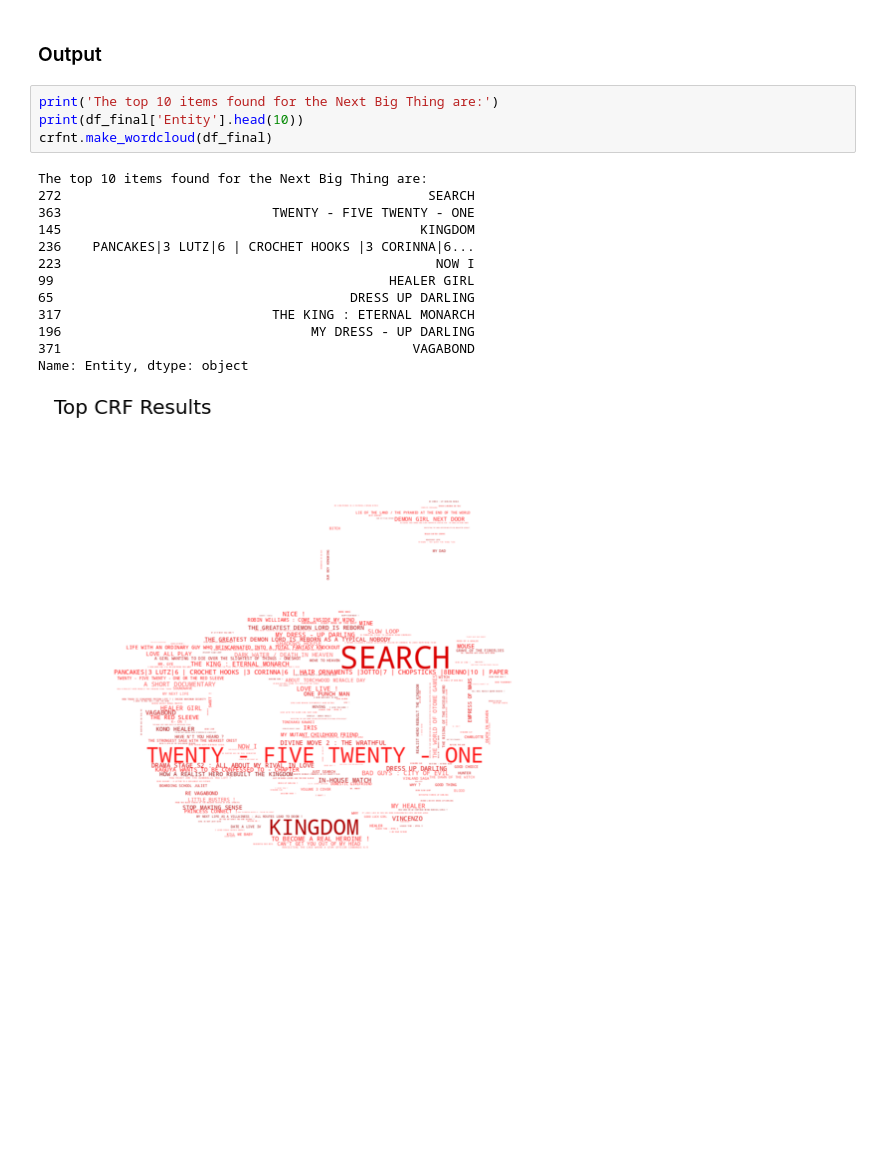
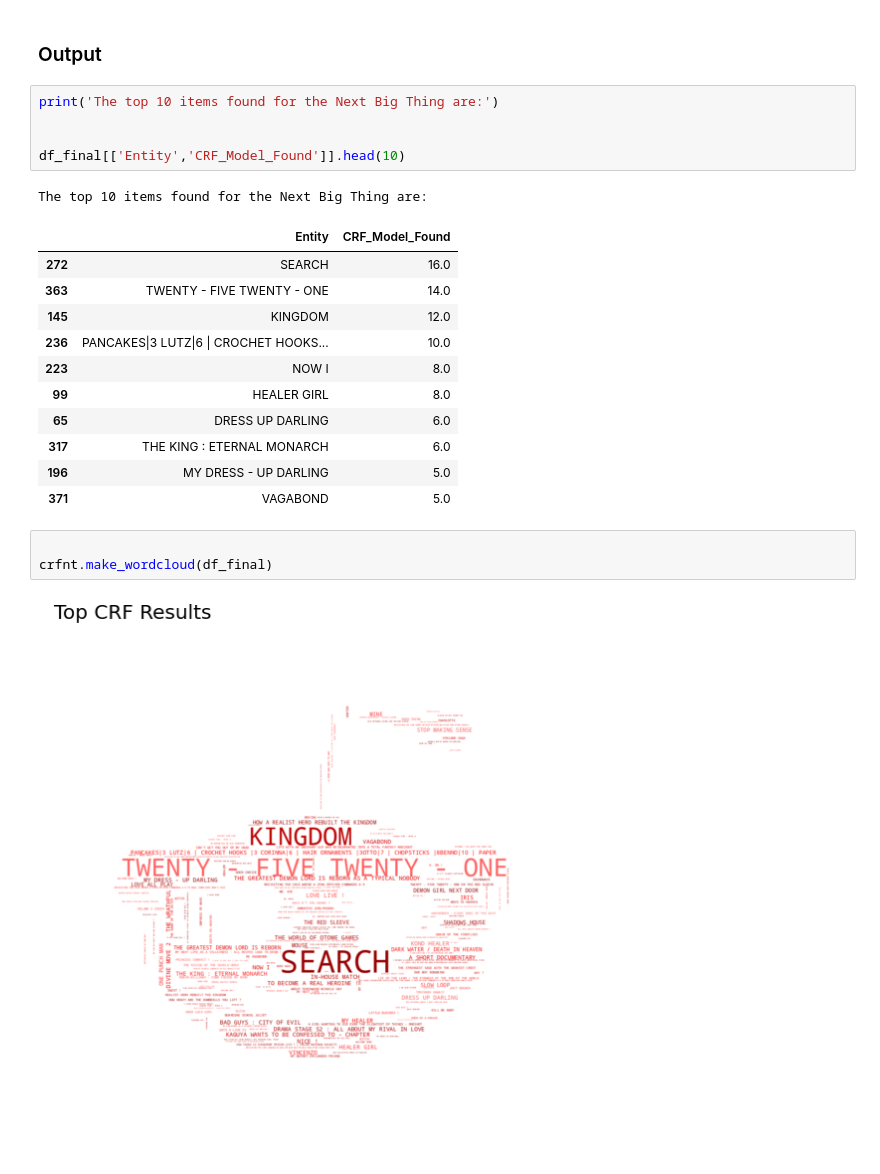
Before and after one commit to legolego/MADS_698_Capstone, a Jupyter notebook: NBT_Pipeline.ipynb, the cells around one changed output. Saved outputs shown, nothing was run; the diff lists cells and outputs as text; blank space fills up the shorter version.

```diff
--- a/NBT_Pipeline.ipynb
+++ b/NBT_Pipeline.ipynb
@@ -296,22 +274,27 @@ Squid Game finished
 ### Output
 # %%
 print('The top 10 items found for the Next Big Thing are:')
-print(df_final['Entity'].head(10))
-crfnt.make_wordcloud(df_final)
+
+
+df_final[['Entity','CRF_Model_Found']].head(10)
 # %% [output]
 The top 10 items found for the Next Big Thing are:
-272                                               SEARCH
-363                           TWENTY - FIVE TWENTY - ONE
-145                                              KINGDOM
-236    PANCAKES|3 LUTZ|6 | CROCHET HOOKS |3 CORINNA|6...
-223                                                NOW I
-99                                           HEALER GIRL
-65                                      DRESS UP DARLING
-317                           THE KING : ETERNAL MONARCH
-196                                MY DRESS - UP DARLING
-371                                             VAGABOND
-Name: Entity, dtype: object
-[figure, removed]
+|  | Entity | CRF_Model_Found |
+| 272 | SEARCH | 16.0 |
+| 363 | TWENTY - FIVE TWENTY - ONE | 14.0 |
+| 145 | KINGDOM | 12.0 |
+| 236 | PANCAKES|3 LUTZ|6 | CROCHET HOOKS... | 10.0 |
+| 223 | NOW I | 8.0 |
+| 99 | HEALER GIRL | 8.0 |
+| 65 | DRESS UP DARLING | 6.0 |
+| 317 | THE KING : ETERNAL MONARCH | 6.0 |
+| 196 | MY DRESS - UP DARLING | 5.0 |
+| 371 | VAGABOND | 5.0 |
+# %%
+
+crfnt.make_wordcloud(df_final)
+# %% [output]
+[figure, added]
 # %% [markdown]
 <a style='text-decoration:none;line-height:16px;display:flex;color:#5B5B62;padding:10px;justify-content:end;' href='https://deepnote.com?utm_source=created-in-deepnote-cell&projectId=90b052a7-f47d-474e-888f-9345355cfd9a' target="_blank">
 <img alt='Created in deepnote.com' style='display:inline;max-height:16px;margin:0px;margin-right:7.5px;' src='embedded-picture-1' > </img>
```
Also changed, not shown: parts of 11 cells of this notebook.
